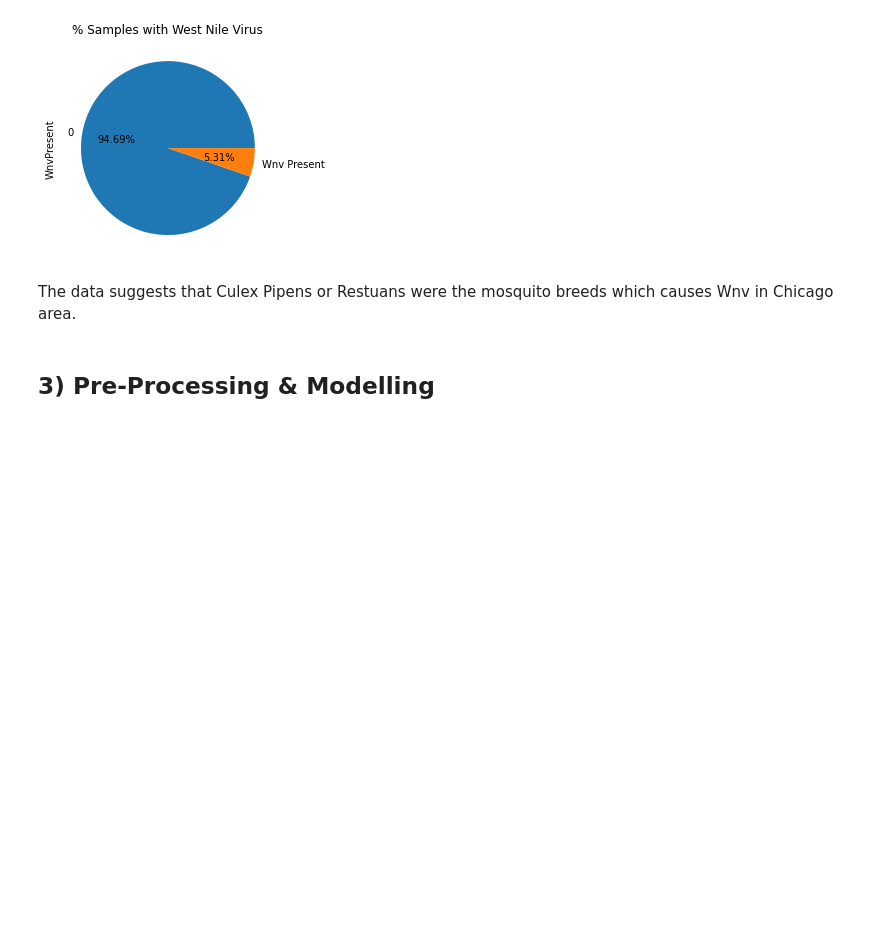
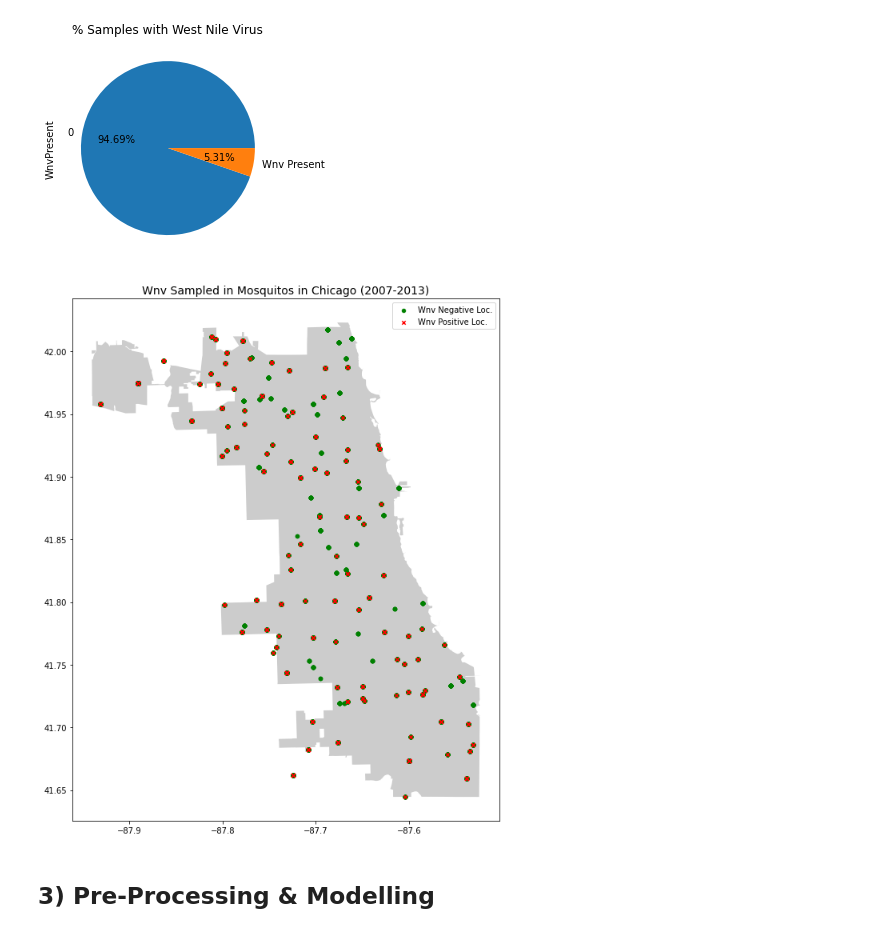
Before and after one commit to jade-lam/Springboard-DSC, a Jupyter notebook: Capstone 2 - West Nile Virus Prediction.ipynb, the cells around one changed output. Saved outputs shown, nothing was run; the diff lists cells and outputs as text; code cells hidden in the pictures; blank space fills up the shorter version.

```diff
--- a/Capstone 2 - West Nile Virus Prediction.ipynb
+++ b/Capstone 2 - West Nile Virus Prediction.ipynb
@@ -572,8 +581,29 @@ plt.title('% Samples with West Nile Virus')
 # %% [output]
 Text(0.5, 1.0, '% Samples with West Nile Virus')
 [figure]
-# %% [markdown]
-The data suggests that Culex Pipens or Restuans were the mosquito breeds which causes Wnv in Chicago area.
+# %%
+#Plotting the data on chicago map - map source: https://data.cityofchicago.org/Facilities-Geographic-Boundaries/Boundaries-City/ewy2-6yfk)
+path = '/content/drive/MyDrive/Colab Notebooks/Springboard - Data Science Career Track/7 - Capstone 2 - West Nile Virus Prediction/Data/Chicago map/geo_export_bb0e6106-48d2-4115-90e4-8a71c2244171.shp'
+chicago_map = gpd.read_file(path)
+
+#Setting Chicago  coordinates
+crs = {'init': 'epsg:4326'}
+
+# Converting Latitude and Longitude to geo points
+geo = [Point(xy) for xy in zip(train_raw['Longitude'], train_raw['Latitude'])]
+
+# Creating a GeoDataFrame
+geo_df = gpd.GeoDataFrame(train_raw, crs=crs, geometry=geo)
+
+# Plotting the map
+fig,ax = plt.subplots(figsize = (12,12))
+chicago_map.plot(ax=ax, alpha = 0.4, color='grey')
+geo_df[geo_df['WnvPresent']==0].plot(ax=ax, markersize=20, color='green',marker='o', label='Wnv Negative Loc.')
+geo_df[geo_df['WnvPresent']==1].plot(ax=ax, markersize=20, color='red',marker='x', label='Wnv Positive Loc.')
+plt.title('Wnv Sampled in Mosquitos in Chicago (2007-2013)', fontdict={'fontsize':14})
+plt.legend();
+# %% [output]
+[figure, added]
 # %% [markdown]
 ## **3) Pre-Processing & Modelling**
 # %% [markdown]
```
Also changed, not shown: parts of 4 cells of this notebook.
